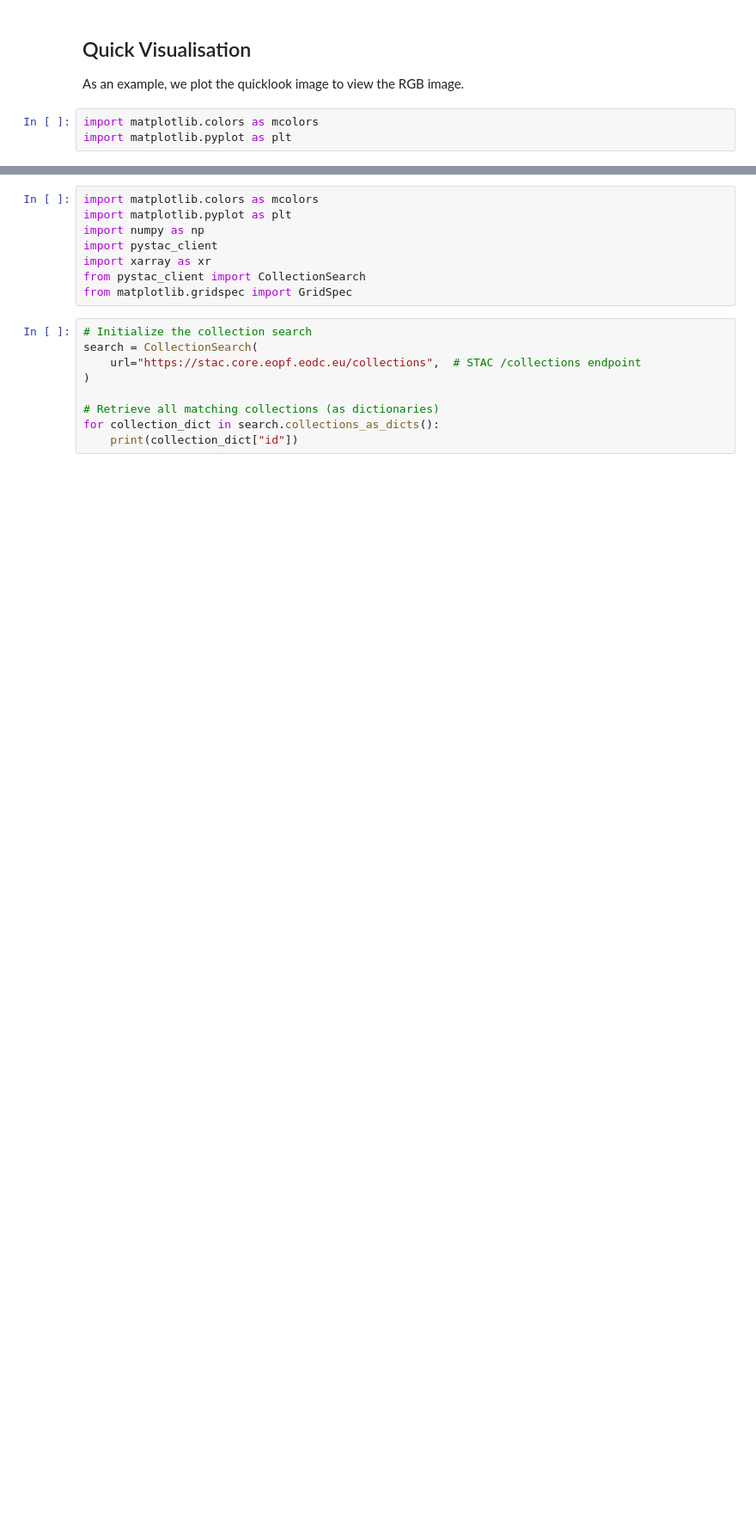
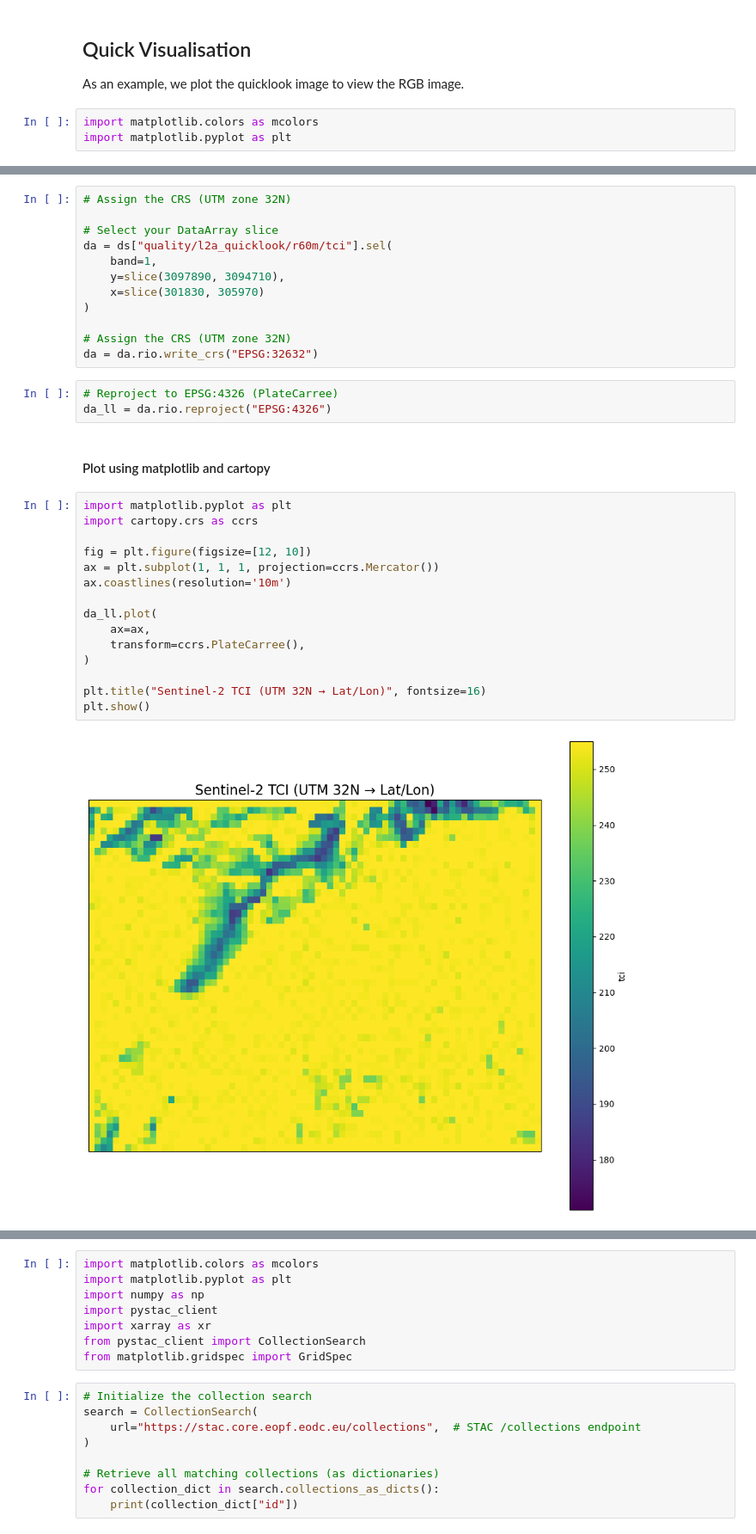
Before and after one commit to annefou/BD4EO-course, a Jupyter notebook: session-1/part-2.ipynb, the cells around one changed output, grey strips where cells are left out. Shown at 86% size. Cells and saved outputs as stored; diff of their text form; blank space fills up the shorter version.

Commit message:
added some more info about selection, etc.

```diff
--- a/session-1/part-2.ipynb
+++ b/session-1/part-2.ipynb
@@ -125 +379,35 @@ ds["quality/l2a_quicklook/r60m/tci"].plot.imshow(rgb="quality/l2a_quicklook/r60m
+# %%
+# Assign the CRS (UTM zone 32N)
+
+# Select your DataArray slice
+da = ds["quality/l2a_quicklook/r60m/tci"].sel(
+    band=1,
+    y=slice(3097890, 3094710),
+    x=slice(301830, 305970)
+)
+
+# Assign the CRS (UTM zone 32N)
+da = da.rio.write_crs("EPSG:32632")
+# %%
+# Reproject to EPSG:4326 (PlateCarree)
+da_ll = da.rio.reproject("EPSG:4326")
+# %% [markdown]
+#### Plot using matplotlib and cartopy
+# %%
+import matplotlib.pyplot as plt
+import cartopy.crs as ccrs
+
+fig = plt.figure(figsize=[12, 10])
+ax = plt.subplot(1, 1, 1, projection=ccrs.Mercator())
+ax.coastlines(resolution='10m')
+
+da_ll.plot(
+    ax=ax,
+    transform=ccrs.PlateCarree(),
+)
+
+plt.title("Sentinel-2 TCI (UTM 32N → Lat/Lon)", fontsize=16)
+plt.show()
+# %% [output]
+[figure, added]
 # %% [markdown]
```
Also changed, not shown: parts of 24 cells of this notebook.
